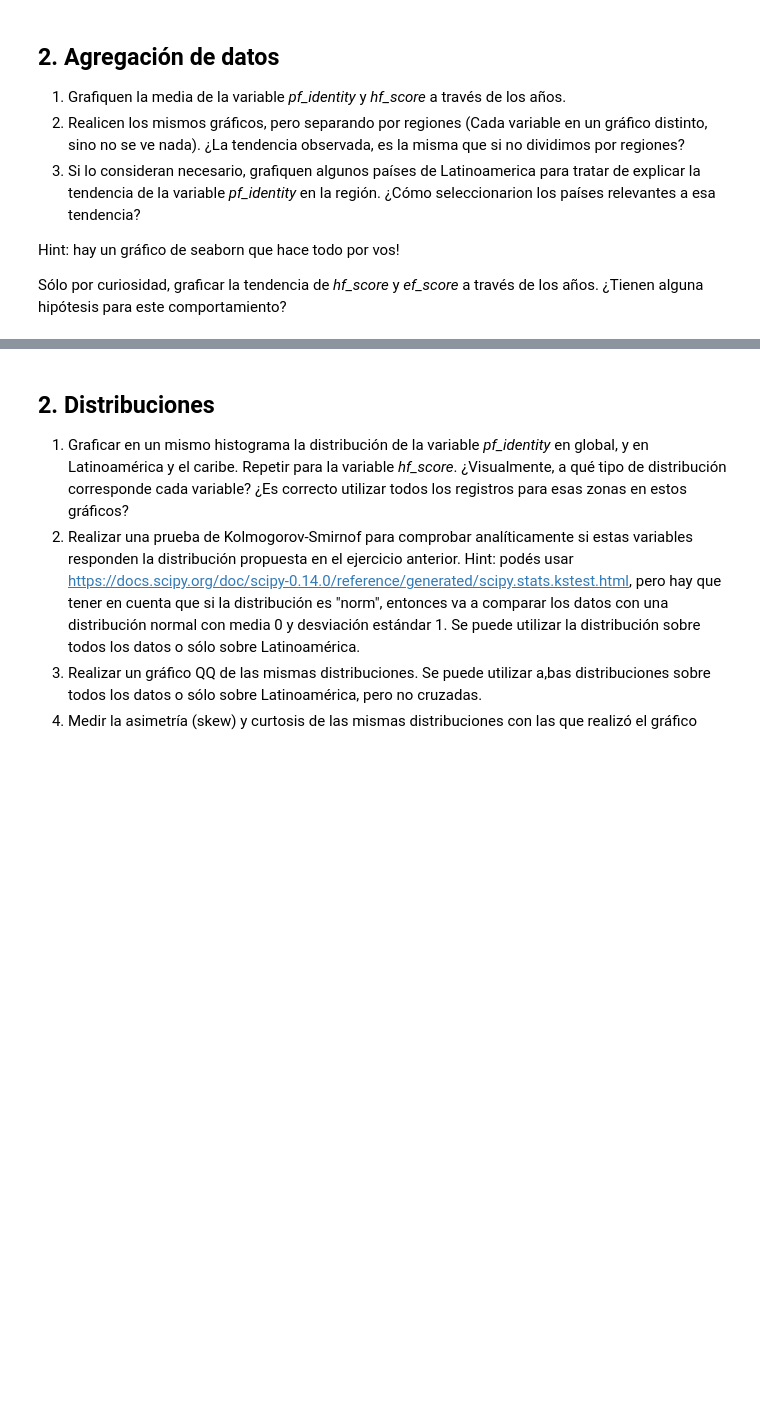
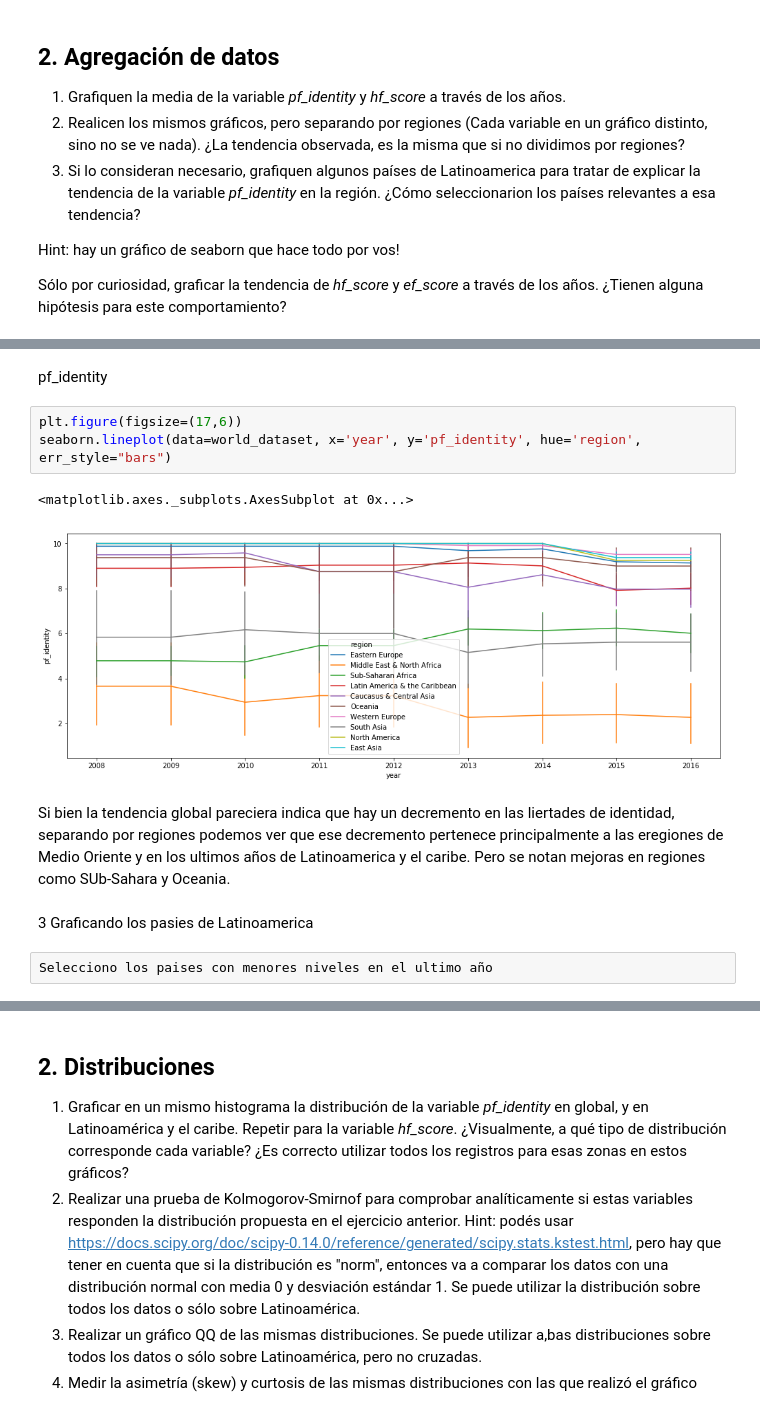
Before and after one commit to manquius/diplodatos_ayv, a Jupyter notebook: 02_practico_Fernando.ipynb, the cells around one changed output, grey strips where cells are left out. Saved outputs shown, nothing was run; the diff lists cells and outputs as text; blank space fills up the shorter version.

```diff
--- a/02_practico_Fernando.ipynb
+++ b/02_practico_Fernando.ipynb
@@ -234,0 +260,14 @@ Sólo por curiosidad, graficar la tendencia de *hf_score* y *ef_score* a través
+# %% [markdown]
+pf_identity
+# %%
+plt.figure(figsize=(17,6))
+seaborn.lineplot(data=world_dataset, x='year', y='pf_identity', hue='region', err_style="bars")
+# %% [output]
+<matplotlib.axes._subplots.AxesSubplot at 0x...>
+[figure, added]
+# %% [markdown]
+Si bien la tendencia global pareciera indica que hay un decremento en las liertades de identidad, separando por regiones podemos ver que ese decremento pertenece principalmente a las eregiones de Medio Oriente y en los ultimos años de Latinoamerica y el caribe. Pero se notan mejoras en regiones como SUb-Sahara y Oceania.
+# %% [markdown]
+3 Graficando los pasies de Latinoamerica
+# %%
+Selecciono los paises con menores niveles en el ultimo año
```
Also changed, not shown: parts of 9 cells of this notebook.
